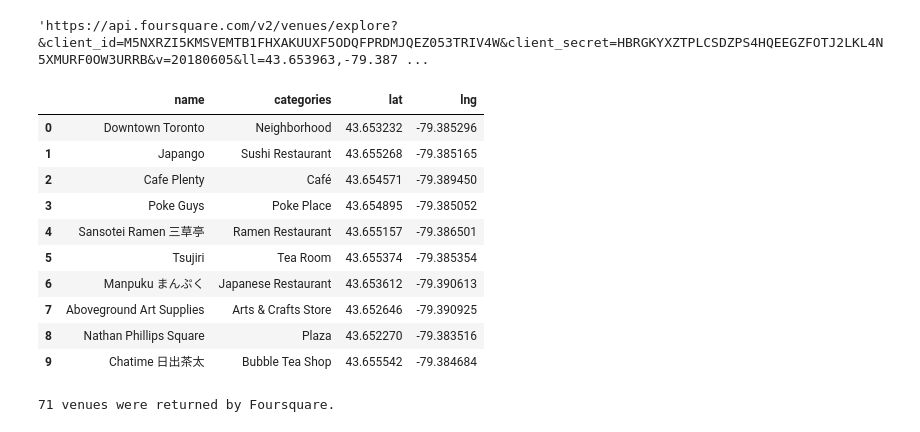
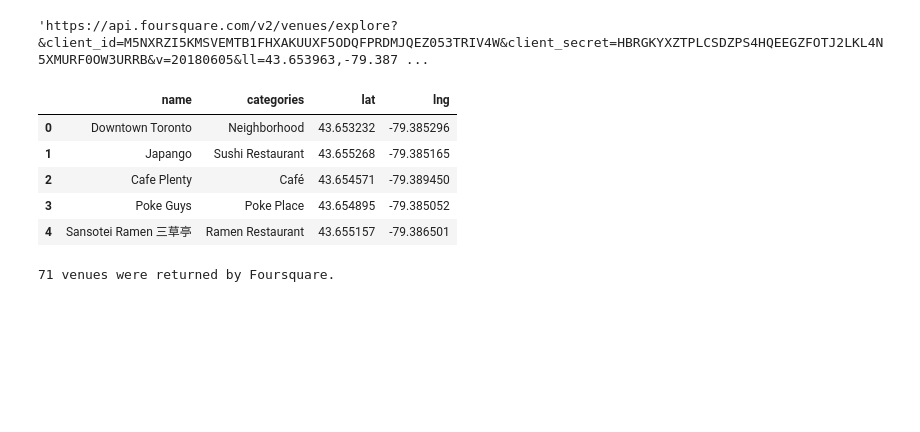
Before and after one commit to jacquelineguo/Coursera_DS_Capstone, a Jupyter notebook: CourseraCapstone.ipynb, the cells around one changed output. Saved outputs shown, nothing was run; the diff lists cells and outputs as text; code cells hidden in the pictures; blank space fills up the shorter version.

```diff
--- a/CourseraCapstone.ipynb
+++ b/CourseraCapstone.ipynb
@@ -194,31 +194,26 @@ def get_category_type(row):
 # %%
 venues = results['response']['groups'][0]['items']
 
 nearby_venues = json_normalize(venues) # flatten JSON
 
 # filter columns
 filtered_columns = ['venue.name', 'venue.categories', 'venue.location.lat', 'venue.location.lng']
 nearby_venues =nearby_venues.loc[:, filtered_columns]
 
 # filter the category for each row
 nearby_venues['venue.categories'] = nearby_venues.apply(get_category_type, axis=1)
 
 # clean columns
 nearby_venues.columns = [col.split(".")[-1] for col in nearby_venues.columns]
 
-nearby_venues.head(10)
+nearby_venues.head(5)
 # %% [output]
 |  | name | categories | lat | lng |
 | 0 | Downtown Toronto | Neighborhood | 43.653232 | -79.385296 |
 | 1 | Japango | Sushi Restaurant | 43.655268 | -79.385165 |
 | 2 | Cafe Plenty | Café | 43.654571 | -79.389450 |
 | 3 | Poke Guys | Poke Place | 43.654895 | -79.385052 |
 | 4 | Sansotei Ramen 三草亭 | Ramen Restaurant | 43.655157 | -79.386501 |
-| 5 | Tsujiri | Tea Room | 43.655374 | -79.385354 |
-| 6 | Manpuku まんぷく | Japanese Restaurant | 43.653612 | -79.390613 |
-| 7 | Aboveground Art Supplies | Arts & Crafts Store | 43.652646 | -79.390925 |
-| 8 | Nathan Phillips Square | Plaza | 43.652270 | -79.383516 |
-| 9 | Chatime 日出茶太 | Bubble Tea Shop | 43.655542 | -79.384684 |
 # %%
 print('{} venues were returned by Foursquare.'.format(nearby_venues.shape[0]))
 # %% [output]
```
Also changed, not shown: parts of 4 cells of this notebook.
